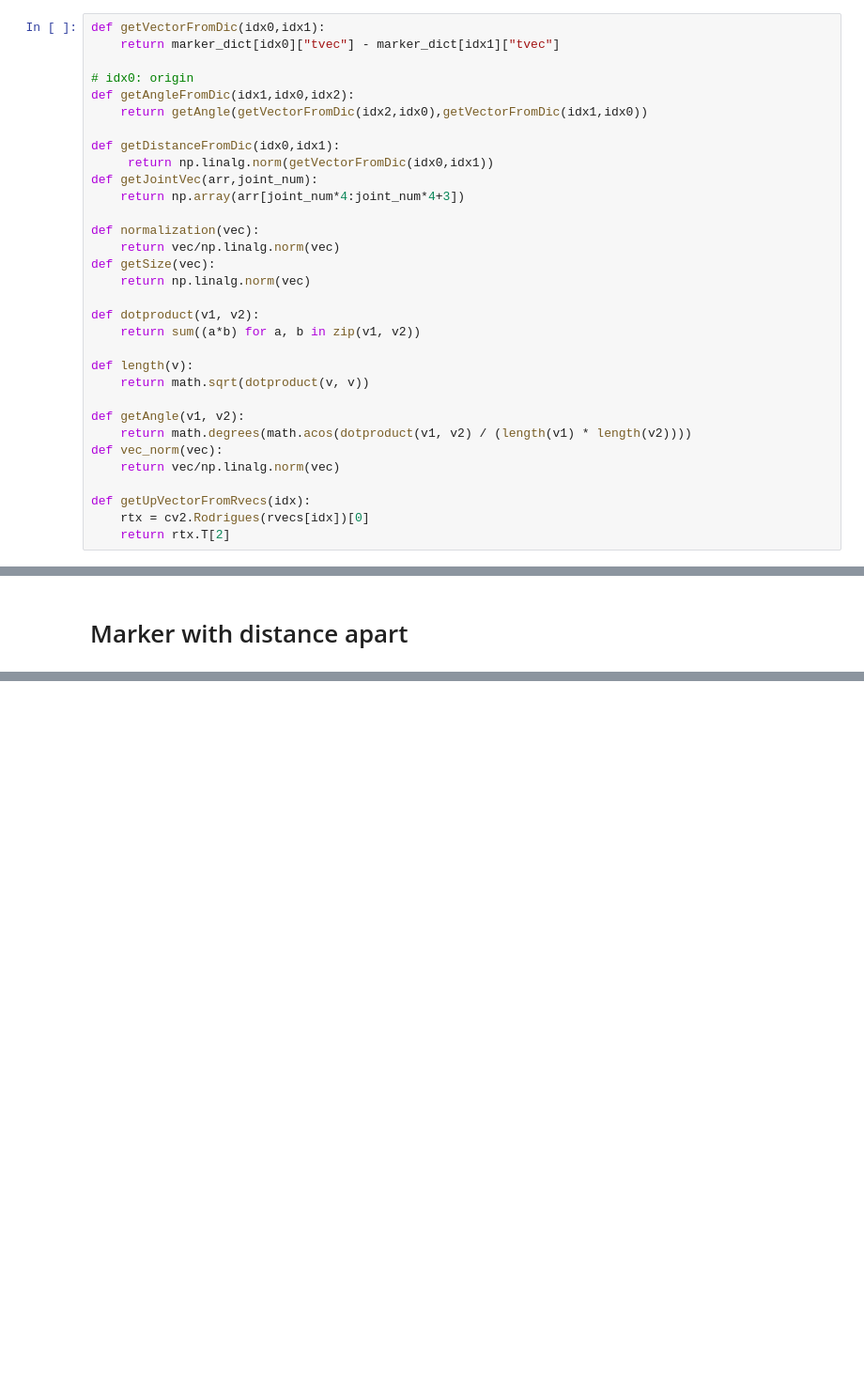
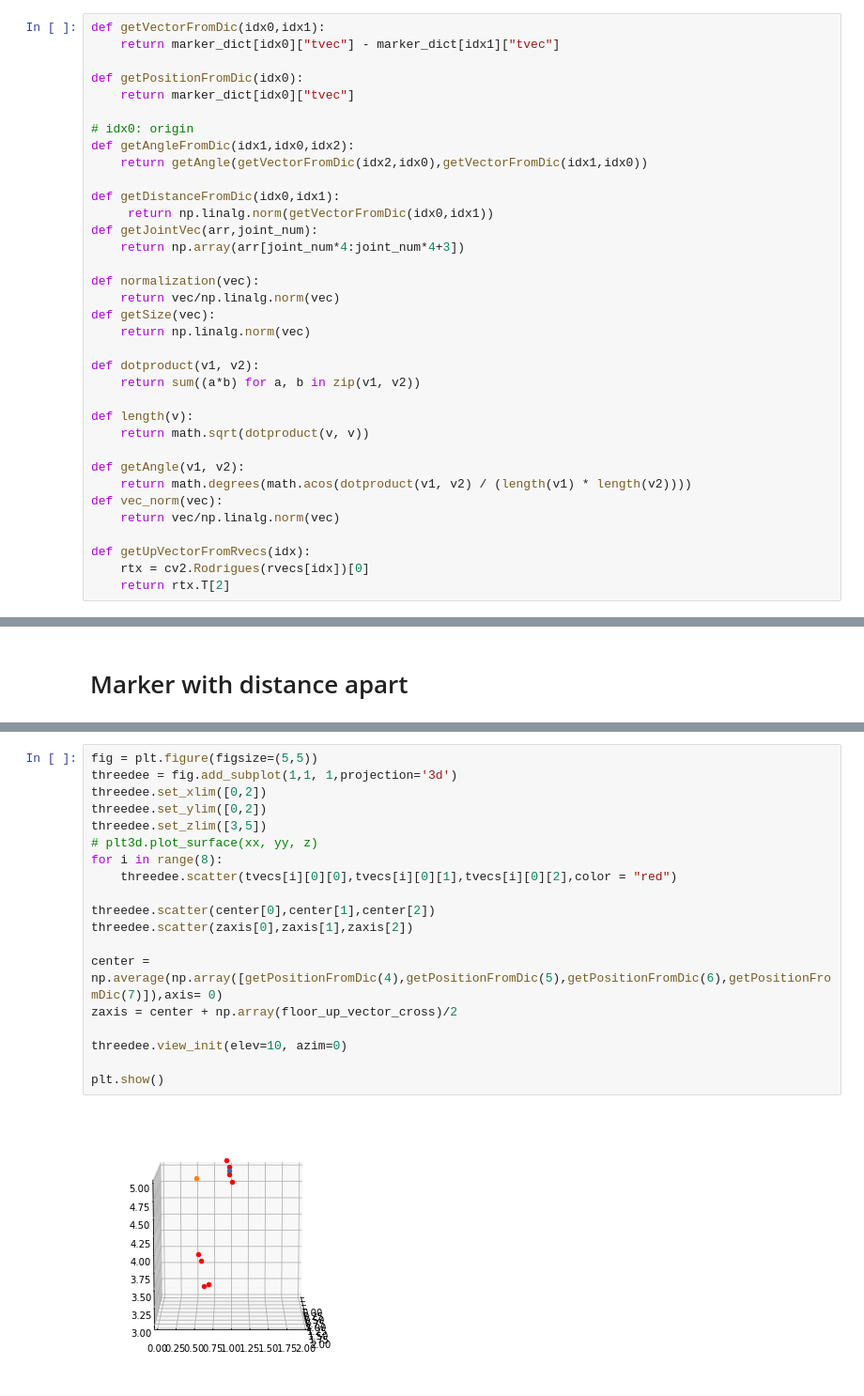
Before and after one commit to jaehosung/python-_aruco_marker_visualization, a Jupyter notebook: Aruco_Detection_Bar_stool.ipynb, the cells around one changed output, grey strips where cells are left out. Shown at 94% size. Drawn from its saved outputs; the diff is of its cells as text; blank space fills up the shorter version.

```diff
--- a/Aruco_Detection_Bar_stool.ipynb
+++ b/Aruco_Detection_Bar_stool.ipynb
@@ -14,6 +14,9 @@ import pprint as pp
 # %%
 def getVectorFromDic(idx0,idx1):
     return marker_dict[idx0]["tvec"] - marker_dict[idx1]["tvec"]
+
+def getPositionFromDic(idx0):
+    return marker_dict[idx0]["tvec"]
 
 # idx0: origin
 def getAngleFromDic(idx1,idx0,idx2):
@@ -304,0 +277,21 @@ array([-0.30037252, -0.87461913, -0.38054926])
+# %%
+fig = plt.figure(figsize=(5,5))
+threedee = fig.add_subplot(1,1, 1,projection='3d')
+threedee.set_xlim([0,2])
+threedee.set_ylim([0,2])
+threedee.set_zlim([3,5])
+# plt3d.plot_surface(xx, yy, z)
+for i in range(8):
+    threedee.scatter(tvecs[i][0][0],tvecs[i][0][1],tvecs[i][0][2],color = "red")
+
+threedee.scatter(center[0],center[1],center[2])
+threedee.scatter(zaxis[0],zaxis[1],zaxis[2])
+
+center = np.average(np.array([getPositionFromDic(4),getPositionFromDic(5),getPositionFromDic(6),getPositionFromDic(7)]),axis= 0)
+zaxis = center + np.array(floor_up_vector_cross)/2
+
+threedee.view_init(elev=10, azim=0)
+
+plt.show()
+# %% [output]
+[figure, added]
```
Also changed, not shown: parts of 13 cells of this notebook.
